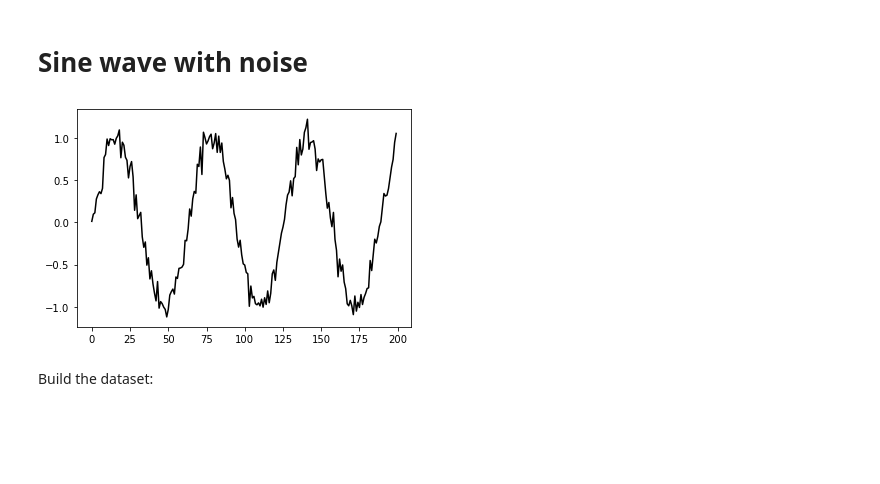
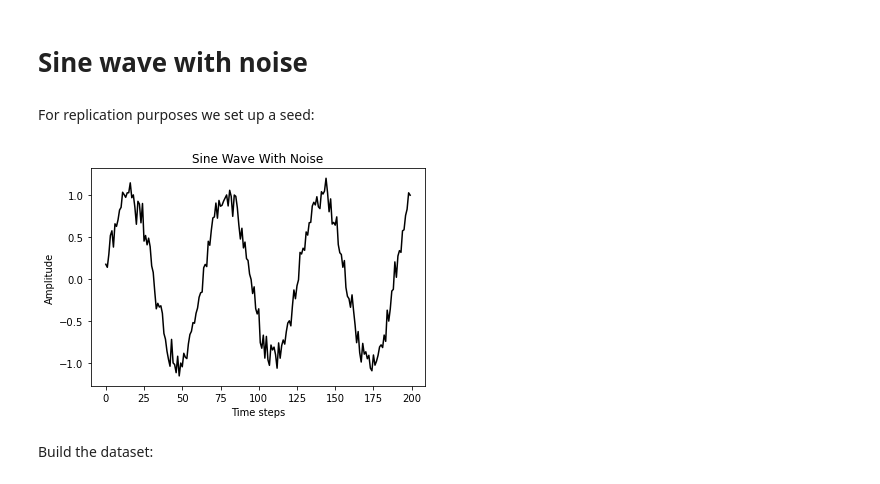
Before and after one commit to kbantoec/deep_learning, a Jupyter notebook: tf2/autoregressive_model.ipynb, the cells around one changed output. Cells and saved outputs as stored; diff of their text form; code cells hidden in the pictures; blank space fills up the shorter version.

```diff
--- a/tf2/autoregressive_model.ipynb
+++ b/tf2/autoregressive_model.ipynb
@@ -19,7 +19,9 @@ import matplotlib.pyplot as plt
 
 Create syntethic data. This is important as it allows us to study the behaviour of our model under different controlled circumstances.
 # %%
-series = np.sin(0.1 * np.arange(200))
+angular_frequency: float = 0.1
+
+series = np.sin(angular_frequency * np.arange(200))
 print(series.shape)
 # %% [output]
 (200,)
@@ -165,3 +170,5 @@ plt.show()
 [figure]
 # %% [markdown]
 # Sine wave with noise
+# %% [markdown]
+For replication purposes we set up a seed:
@@ -168,11 +177,14 @@ plt.show()
 # %%
-series = np.sin(0.1 * np.arange(200)) + np.random.randn(200) * 0.1
+series = np.sin(angular_frequency * np.arange(200)) + np.random.randn(200) * angular_frequency
 # %%
 plt.plot(series, c='k')
+plt.ylabel('Amplitude')
+plt.xlabel('Time steps')
+plt.title('Sine Wave With Noise')
 # plt.savefig('out/plots/noisy_sine_wave.png', dpi=600, transparent=True)
 plt.show()
 # %% [output]
-[figure, old version]
+[figure, new version]
 # %% [markdown]
 Build the dataset:
 # %%
```
Also changed, not shown: parts of 7 cells of this notebook.
